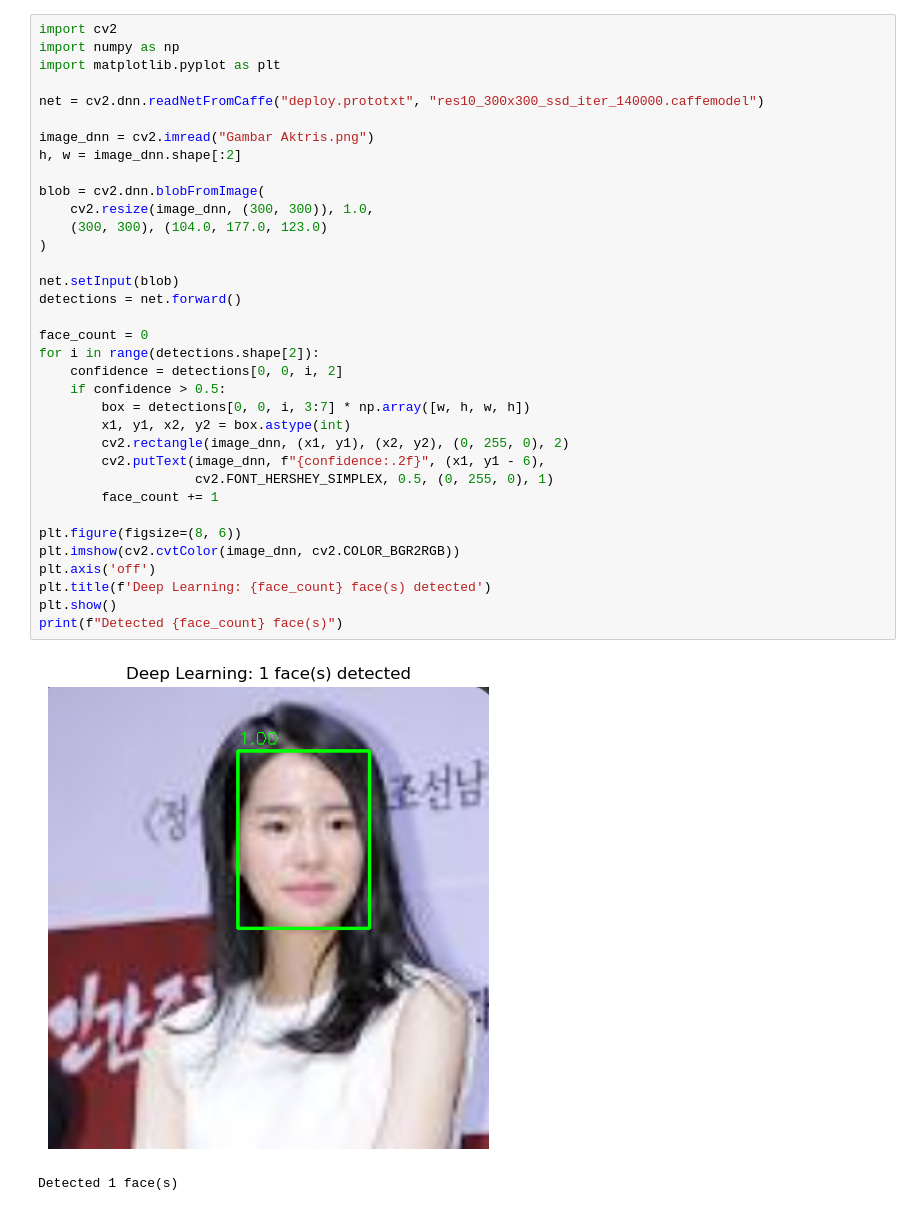
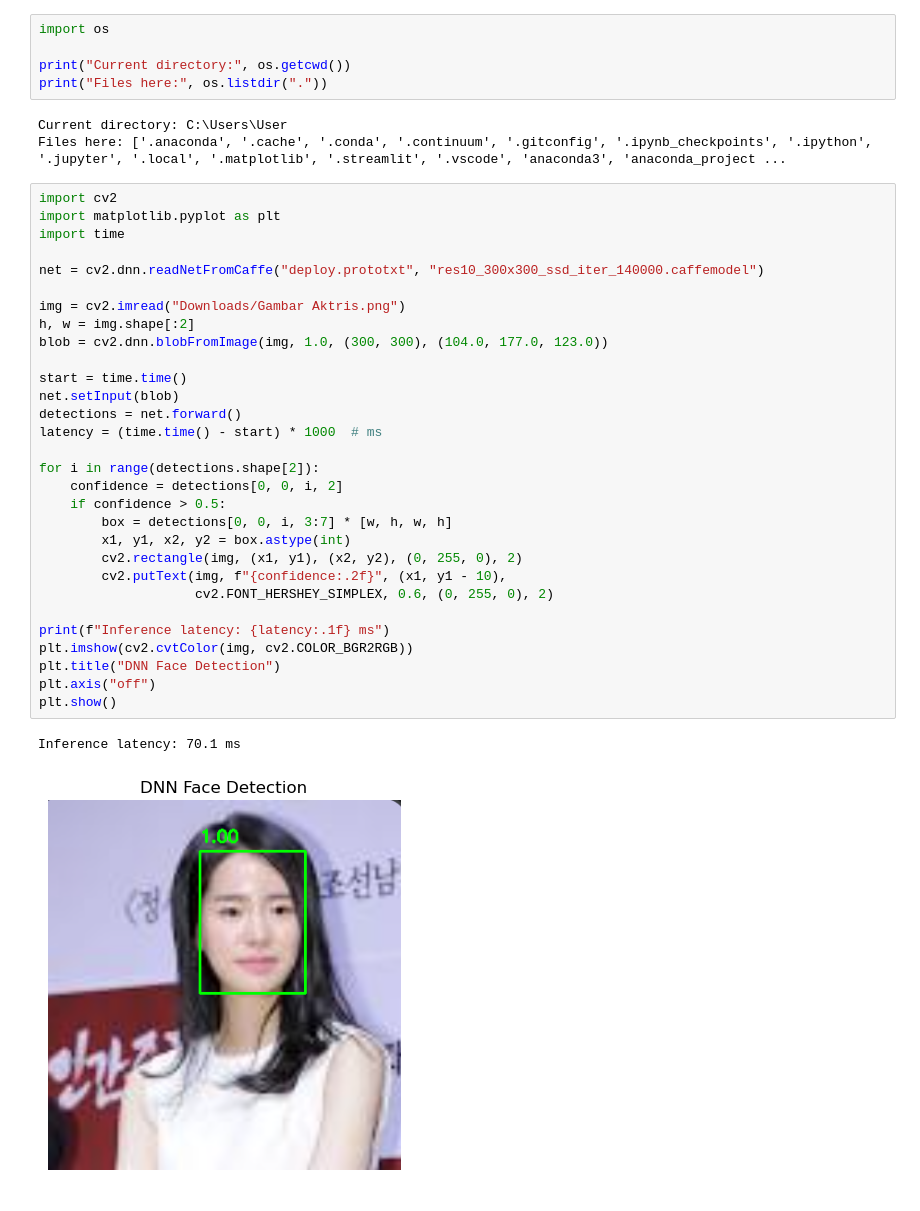
Before and after one commit to ValentineV-webarc/face-detection-edge, a Jupyter notebook: FaceDetection.ipynb, the cells around one changed output. Drawn from its saved outputs; the diff is of its cells as text.

```diff
--- a/FaceDetection.ipynb
+++ b/FaceDetection.ipynb
@@ -61,40 +40,43 @@ Model files ready
+# %%
+import os
+
+print("Current directory:", os.getcwd())
+print("Files here:", os.listdir("."))
+# %% [output]
+Current directory: C:\Users\User
+Files here: ['.anaconda', '.cache', '.conda', '.continuum', '.gitconfig', '.ipynb_checkpoints', '.ipython', '.jupyter', '.local', '.matplotlib', '.streamlit', '.vscode', 'anaconda3', 'anaconda_project ...
 # %%
 import cv2
-import numpy as np
 import matplotlib.pyplot as plt
+import time
 
 net = cv2.dnn.readNetFromCaffe("deploy.prototxt", "res10_300x300_ssd_iter_140000.caffemodel")
 
-image_dnn = cv2.imread("Gambar Aktris.png")
-h, w = image_dnn.shape[:2]
+img = cv2.imread("Downloads/Gambar Aktris.png")
+h, w = img.shape[:2]
+blob = cv2.dnn.blobFromImage(img, 1.0, (300, 300), (104.0, 177.0, 123.0))
 
-blob = cv2.dnn.blobFromImage(
-    cv2.resize(image_dnn, (300, 300)), 1.0,
-    (300, 300), (104.0, 177.0, 123.0)
-)
-
+start = time.time()
 net.setInput(blob)
 detections = net.forward()
+latency = (time.time() - start) * 1000  # ms
 
-face_count = 0
 for i in range(detections.shape[2]):
     confidence = detections[0, 0, i, 2]
     if confidence > 0.5:
-        box = detections[0, 0, i, 3:7] * np.array([w, h, w, h])
+        box = detections[0, 0, i, 3:7] * [w, h, w, h]
         x1, y1, x2, y2 = box.astype(int)
-        cv2.rectangle(image_dnn, (x1, y1), (x2, y2), (0, 255, 0), 2)
-        cv2.putText(image_dnn, f"{confidence:.2f}", (x1, y1 - 6),
-                    cv2.FONT_HERSHEY_SIMPLEX, 0.5, (0, 255, 0), 1)
-        face_count += 1
+        cv2.rectangle(img, (x1, y1), (x2, y2), (0, 255, 0), 2)
+        cv2.putText(img, f"{confidence:.2f}", (x1, y1 - 10),
+                    cv2.FONT_HERSHEY_SIMPLEX, 0.6, (0, 255, 0), 2)
 
-plt.figure(figsize=(8, 6))
-plt.imshow(cv2.cvtColor(image_dnn, cv2.COLOR_BGR2RGB))
-plt.axis('off')
-plt.title(f'Deep Learning: {face_count} face(s) detected')
+print(f"Inference latency: {latency:.1f} ms")
+plt.imshow(cv2.cvtColor(img, cv2.COLOR_BGR2RGB))
+plt.title("DNN Face Detection")
+plt.axis("off")
 plt.show()
-print(f"Detected {face_count} face(s)")
 # %% [output]
+Inference latency: 70.1 ms
-[figure, old version]
+[figure, new version]
-Detected 1 face(s)
 # %%
 import torch
```
Also changed, not shown: parts of 10 cells of this notebook, 2 other files.
